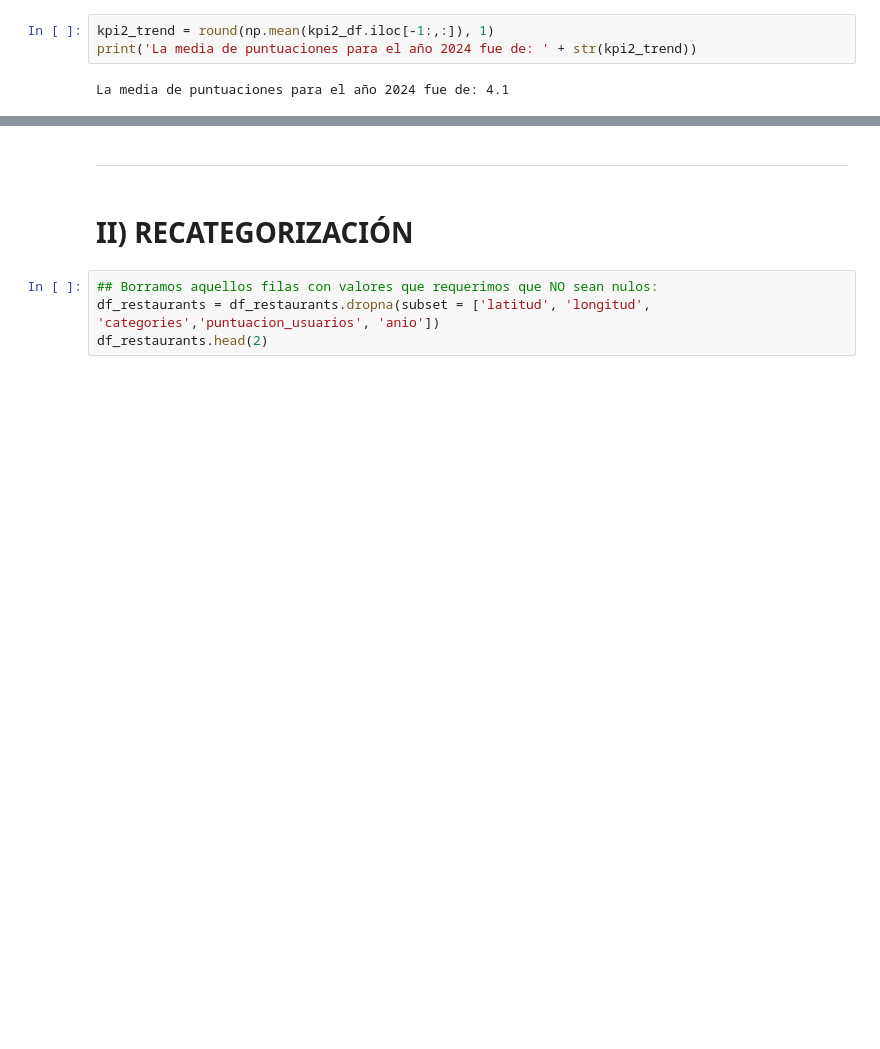
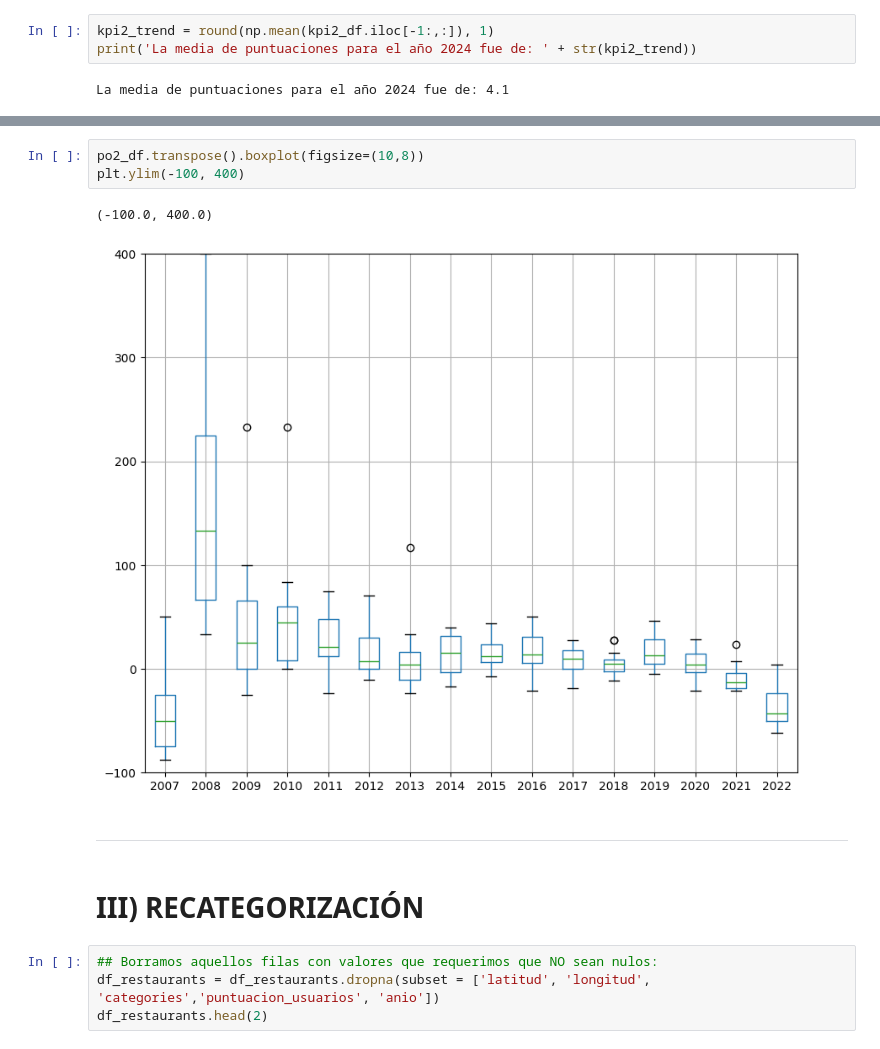
Before and after one commit to MyriamRengifo/proyecto_final, a Jupyter notebook: Data Analysis/EDA_KPI_LuisMata.ipynb, the cells around one changed output, grey strips where cells are left out. Cells and saved outputs as stored; diff of their text form; blank space fills up the shorter version.

```diff
--- a/Data Analysis/EDA_KPI_LuisMata.ipynb
+++ b/Data Analysis/EDA_KPI_LuisMata.ipynb
@@ -427,7 +589,13 @@ La media de puntuaciones para el año 2024 fue de: 4.1
+# %%
+po2_df.transpose().boxplot(figsize=(10,8))
+plt.ylim(-100, 400)
+# %% [output]
+(-100.0, 400.0)
+[figure, added]
 # %% [markdown]
 ---------------------
 # %% [markdown]
-# **II) RECATEGORIZACIÓN**
+# **III) RECATEGORIZACIÓN**
 # %%
 ## Borramos aquellos filas con valores que requerimos que NO sean nulos:
 df_restaurants = df_restaurants.dropna(subset = ['latitud', 'longitud', 'categories','puntuacion_usuarios', 'anio'])
```
Also changed, not shown: parts of 42 cells of this notebook.
